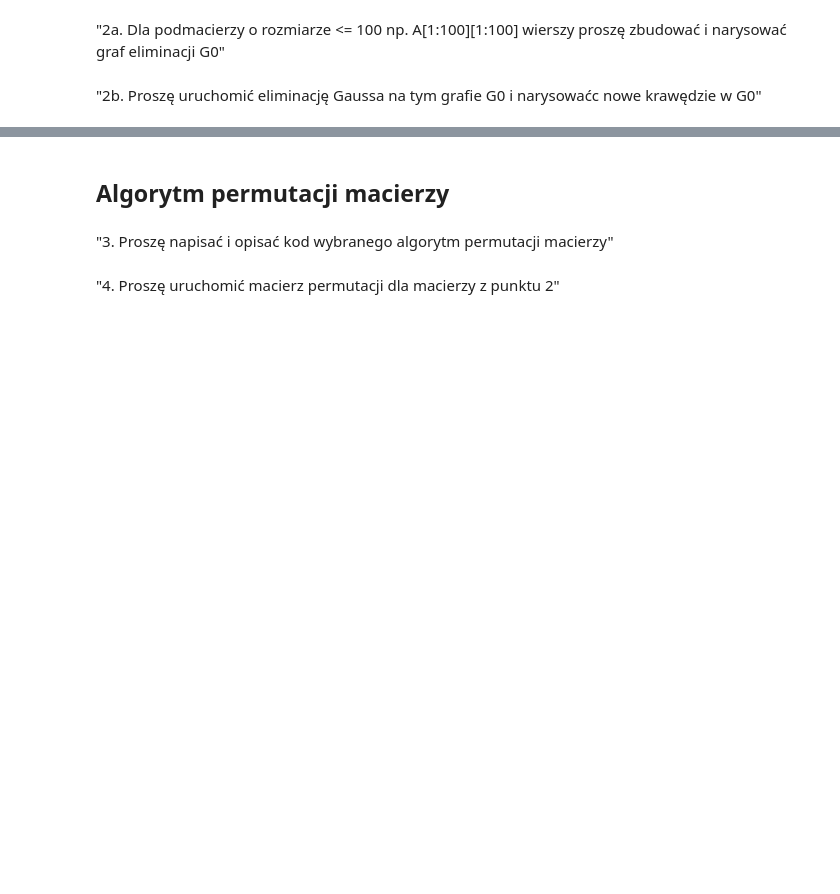
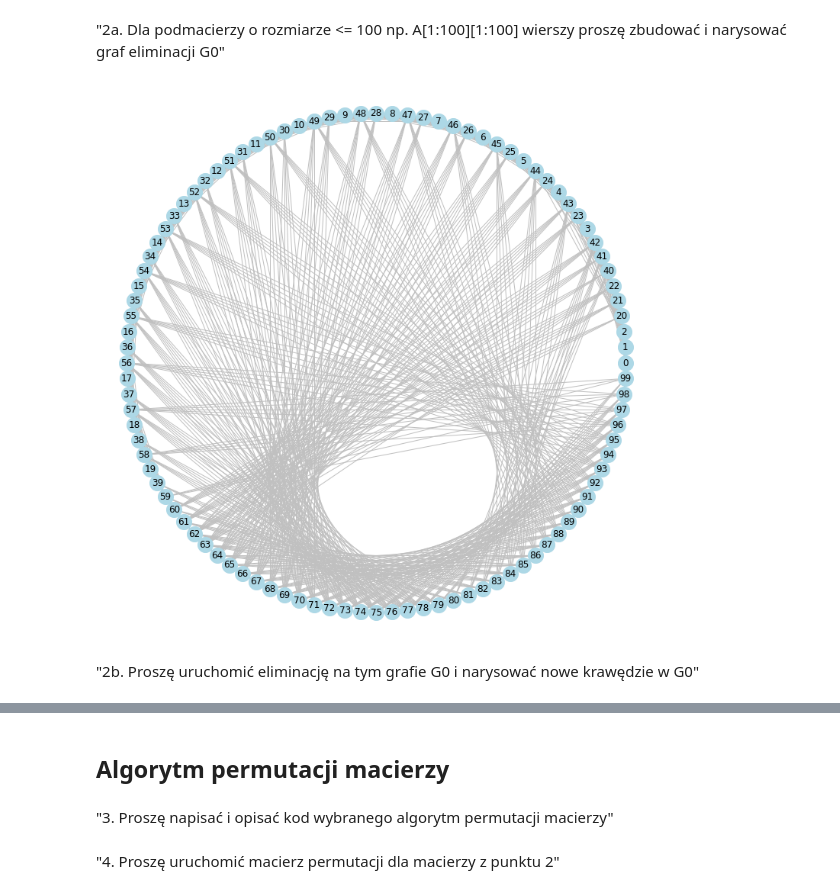
Before and after one commit to mhawryluk/matrix-algorithms, a Jupyter notebook: lab5/lab5.ipynb, the cells around one changed output, grey strips where cells are left out. Saved outputs shown, nothing was run; the diff lists cells and outputs as text; code cells hidden in the pictures; blank space fills up the shorter version.

```diff
--- a/lab5/lab5.ipynb
+++ b/lab5/lab5.ipynb
@@ -26,6 +26,5 @@ from matrix_functions import read_matrix, sparse_cholesky, convert_to_csr
 # %% [markdown]
 ## Generowanie macierzy
 # %%
-matrices  = {}
-for file in os.listdir('matrices'):
-    matrices[file[:2]]= read_matrix('matrices/' + file)
+matrix_3a = read_matrix('matrices/3a.txt')
+matrix_4a = read_matrix('matrices/3a.txt')
@@ -37,6 +252,13 @@ def elimination_graph(matrix):
 # %% [markdown]
 "2a. Dla podmacierzy o rozmiarze <= 100 np. A[1:100][1:100] wierszy proszę
 zbudować i narysować graf eliminacji G0"
+# %%
+matrix_A = convert_to_csr(matrix_3a[:100, :100])
+elim_graph = elimination_graph_csr(matrix_A)
+pos = nx.circular_layout(elim_graph)
+draw_graph(elim_graph, pos)
+# %% [output]
+[figure, added]
 # %% [markdown]
-"2b. Proszę uruchomić eliminację Gaussa na tym grafie G0 i narysowaćc nowe
+"2b. Proszę uruchomić eliminację na tym grafie G0 i narysować nowe
 krawędzie w G0"
```
Also changed, not shown: parts of 9 cells of this notebook, 1 other file.
